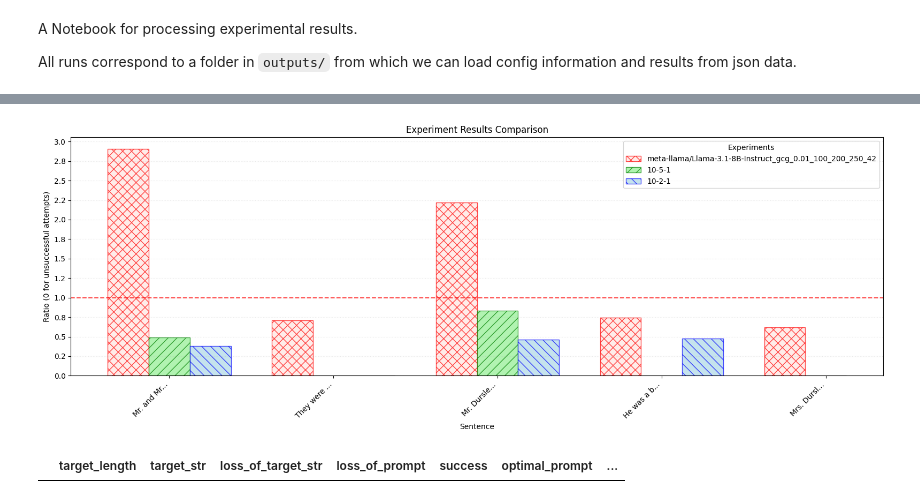
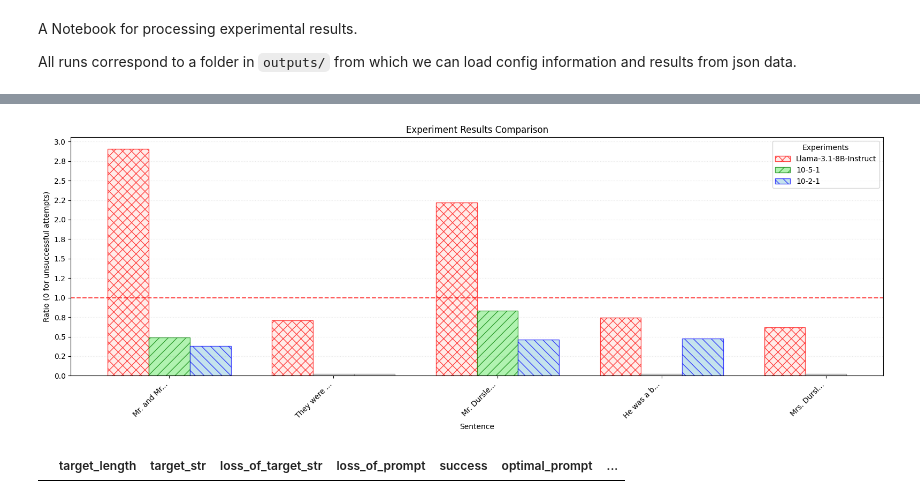
Before and after one commit to markrussinovich/acr-memorization, a Jupyter notebook: analyze_results.ipynb, the cells around one changed output, grey strips where cells are left out. Drawn from its saved outputs; the diff is of its cells as text; code cells hidden in the pictures.

```diff
--- a/analyze_results.ipynb
+++ b/analyze_results.ipynb
@@ -108,9 +108,22 @@ def plot_experiment_results(df):
     """
     Plot ratio values as narrow hatched bars for multiple experiments with reduced spacing.
     Special handling for 10-5-1 (green) and 10-2-1 (blue) experiments.
+    Failed tests (ratio=0) are shown as small sliver bars.
     """
     import matplotlib.pyplot as plt
     import numpy as np
+
+    def get_experiment_label(exp_name):
+        """Extract label from experiment name."""
+        if "10-5-1" in exp_name:
+            return "10-5-1"
+        elif "10-2-1" in exp_name:
+            return "10-2-1"
+        else:
+            # Get last path component and extract text before "_gcg"
+            last_component = exp_name.split('/')[-1]
+            label = last_component.split('_gcg')[0]
+            return label
 
     # Get unique experiments
     experiments = df['cfg_experiment_name'].unique()
@@ -152,6 +165,7 @@ def plot_experiment_results(df):
     # Width settings
     bar_width = 0.01
     group_spacing = 0.04
+    sliver_height = 0.02  # Height for failed test indicators
 
     # Legend handles
     legend_handles = []
@@ -182,24 +196,31 @@ def plot_experiment_results(df):
         # Get style for this experiment
         style = styles[experiment]
 
-        # Create label based on experiment name
-        if "10-5-1" in experiment or "10-2-1" in experiment:
-            label = "10-5-1" if "10-5-1" in experiment else "10-2-1"
-        else:
-            label = experiment
+        # Get label for this experiment
+        label = get_experiment_label(experiment)
 
-        bars = ax.bar(x_positions, ratios,
-                     width=bar_width,
-                     hatch=style['hatch'],
-                     alpha=0.7,
-                     edgecolor=style['edge'],
-                     color=style['face'],
-                     label=label)
-
+        # Plot bars for each ratio
+        bars = []
         for j, (ratio, success) in enumerate(zip(ratios, exp_df['success'])):
-            if not success:
-                bars[j].set_facecolor('lightgray')
-                bars[j].set_edgecolor('gray')
+            if success:
+                # Normal bar for successful tests
+                bar = ax.bar(x_positions[j], ratio,
+                           width=bar_width,
+                           hatch=style['hatch'],
+                           alpha=0.7,
+                           edgecolor=style['edge'],
+                           color=style['face'],
+                           label=label if j == 0 else "")
+                bars.append(bar[0])
+            else:
+                # Sliver bar for failed tests
+                bar = ax.bar(x_positions[j], sliver_height,
+                           width=bar_width,
+                           alpha=0.7,
+                           edgecolor='gray',
+                           color='lightgray',
+                           label=label if j == 0 else "")
+                bars.append(bar[0])
 
         legend_handles.append(bars[0])
 
@@ -208,34 +229,34 @@ def plot_experiment_results(df):
 
     # Set y-axis ticks
     ax.yaxis.set_major_locator(plt.MultipleLocator(0.25))
     ax.yaxis.set_major_formatter(plt.FormatStrFormatter('%.1f'))
 
     # Customize plot
     ax.set_title("Experiment Results Comparison", fontsize=12)
     ax.set_xlabel('Sentence', fontsize=10)
     ax.set_ylabel('Ratio (0 for unsuccessful attempts)', fontsize=10)
 
     # Add legend
     ax.legend(title="Experiments")
 
     # Set x-axis labels
     plt.xticks(np.arange(max_points) * group_spacing, labels[:max_points], rotation=45, ha='right')
 
     # Add grid
     ax.grid(True, axis='y', linestyle=':', alpha=0.3)
 
     # Adjust layout
     plt.tight_layout()
 
     return fig
 
 plt = plot_experiment_results(df)
 plt.show()
 
 # save to outputs folder
 plt.savefig(f"{outputs_folder}/experiment_results.png")
 # %% [output]
-[figure, old version]
+[figure, new version]
 # %%
 # Filter the rows where dataset is 'random', the model is 'EleutherAI/pythia-14m', and success is True
 filtered_df = df[(df['cfg_dataset'] == 'famous_quotes') &
```
Also changed, not shown: parts of 1 cell of this notebook.
